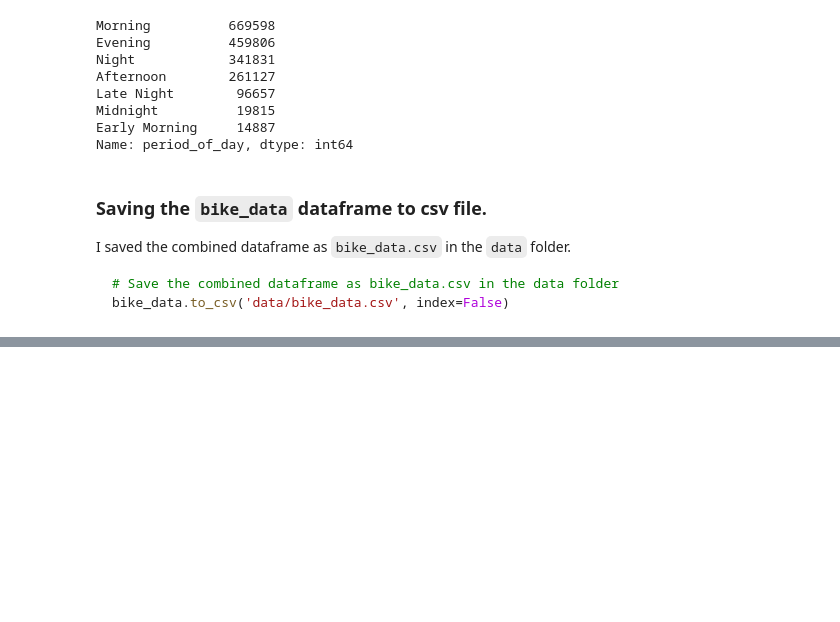
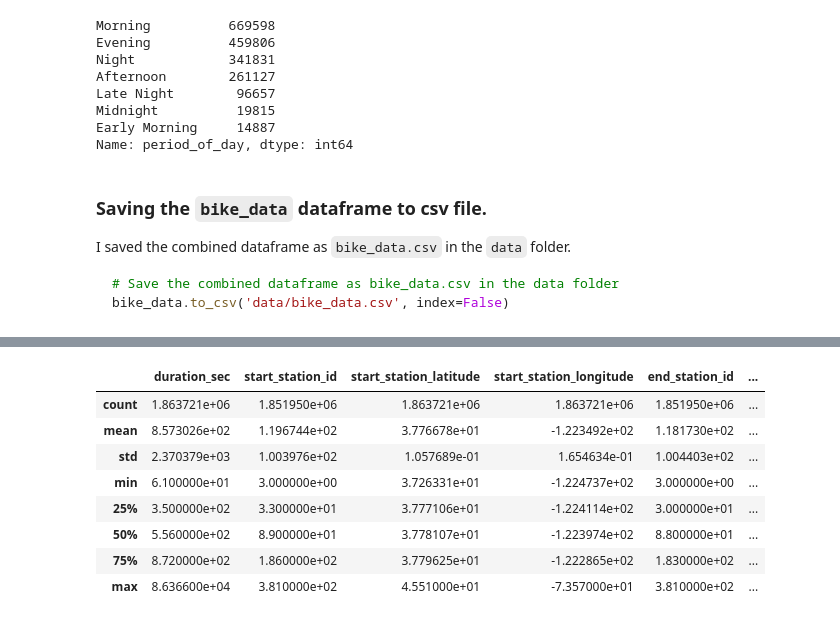
Before and after one commit to kisyular/data-visualization-project, a Jupyter notebook: Part_I_exploration.ipynb, the cells around one changed output, grey strips where cells are left out. Saved outputs shown, nothing was run; the diff lists cells and outputs as text; code cells hidden in the pictures; blank space fills up the shorter version.

Commit message:
FEAT: DATA  WRANGLING, UNDERSTANDING THE DATASET

```diff
--- a/Part_I_exploration.ipynb
+++ b/Part_I_exploration.ipynb
@@ -284,0 +288,4 @@ bike_data.to_csv('data/bike_data.csv', index=False)
+# %%
+# Read the bike_data.csv file into a dataframe
+combined_bike_data = pd.read_csv('data/bike_data.csv')
+combined_bike_data.sample(5)
@@ -284,0 +332,13 @@ bike_data.to_csv('data/bike_data.csv', index=False)
+# %%
+# View descriptive statistics for numeric variables
+combined_bike_data.describe()
+# %% [output]
+|  | duration_sec | start_station_id | start_station_latitude | start_station_longitude | end_station_id | ... |
+| count | 1.863721e+06 | 1.851950e+06 | 1.863721e+06 | 1.863721e+06 | 1.851950e+06 | ... |
+| mean | 8.573026e+02 | 1.196744e+02 | 3.776678e+01 | -1.223492e+02 | 1.181730e+02 | ... |
+| std | 2.370379e+03 | 1.003976e+02 | 1.057689e-01 | 1.654634e-01 | 1.004403e+02 | ... |
+| min | 6.100000e+01 | 3.000000e+00 | 3.726331e+01 | -1.224737e+02 | 3.000000e+00 | ... |
+| 25% | 3.500000e+02 | 3.300000e+01 | 3.777106e+01 | -1.224114e+02 | 3.000000e+01 | ... |
+| 50% | 5.560000e+02 | 8.900000e+01 | 3.778107e+01 | -1.223974e+02 | 8.800000e+01 | ... |
+| 75% | 8.720000e+02 | 1.860000e+02 | 3.779625e+01 | -1.222865e+02 | 1.830000e+02 | ... |
+| max | 8.636600e+04 | 3.810000e+02 | 4.551000e+01 | -7.357000e+01 | 3.810000e+02 | ... |
```
Also changed, not shown: parts of 9 cells of this notebook.
